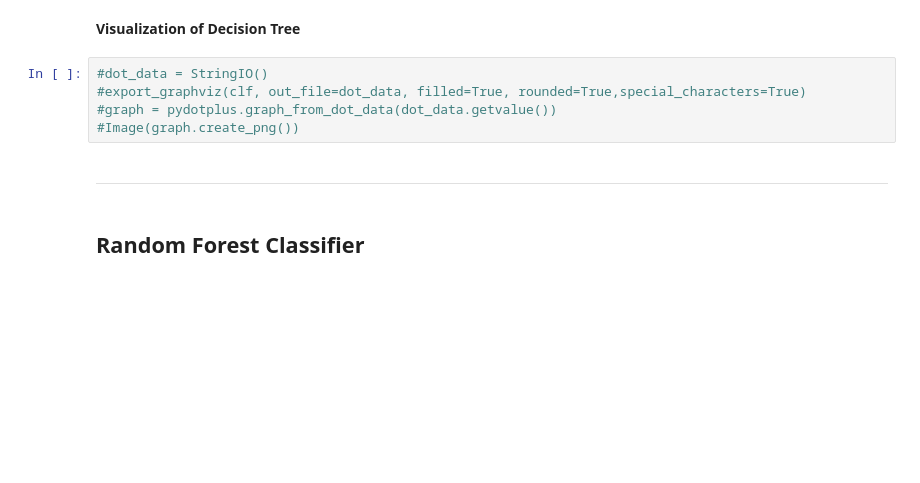
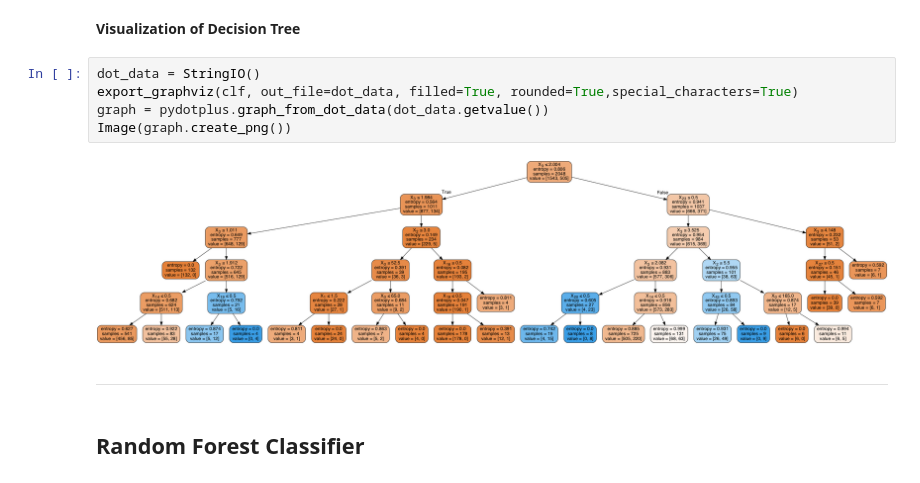
Before and after one commit to mandoiwanaga/board_game_rank_classifier, a Jupyter notebook: final.ipynb, the cells around one changed output. Saved outputs shown, nothing was run; the diff lists cells and outputs as text; blank space fills up the shorter version.

```diff
--- a/final.ipynb
+++ b/final.ipynb
@@ -299,10 +296,12 @@ ROC AUC Score: 0.6075922371507784
 # %% [markdown]
 **Visualization of Decision Tree**
 # %%
-#dot_data = StringIO()
-#export_graphviz(clf, out_file=dot_data, filled=True, rounded=True,special_characters=True)
-#graph = pydotplus.graph_from_dot_data(dot_data.getvalue())
-#Image(graph.create_png())
+dot_data = StringIO()
+export_graphviz(clf, out_file=dot_data, filled=True, rounded=True,special_characters=True)
+graph = pydotplus.graph_from_dot_data(dot_data.getvalue())
+Image(graph.create_png())
+# %% [output]
+[figure, added]
 # %% [markdown]
 ---
 # %% [markdown]
```
Also changed, not shown: parts of 34 cells of this notebook.
